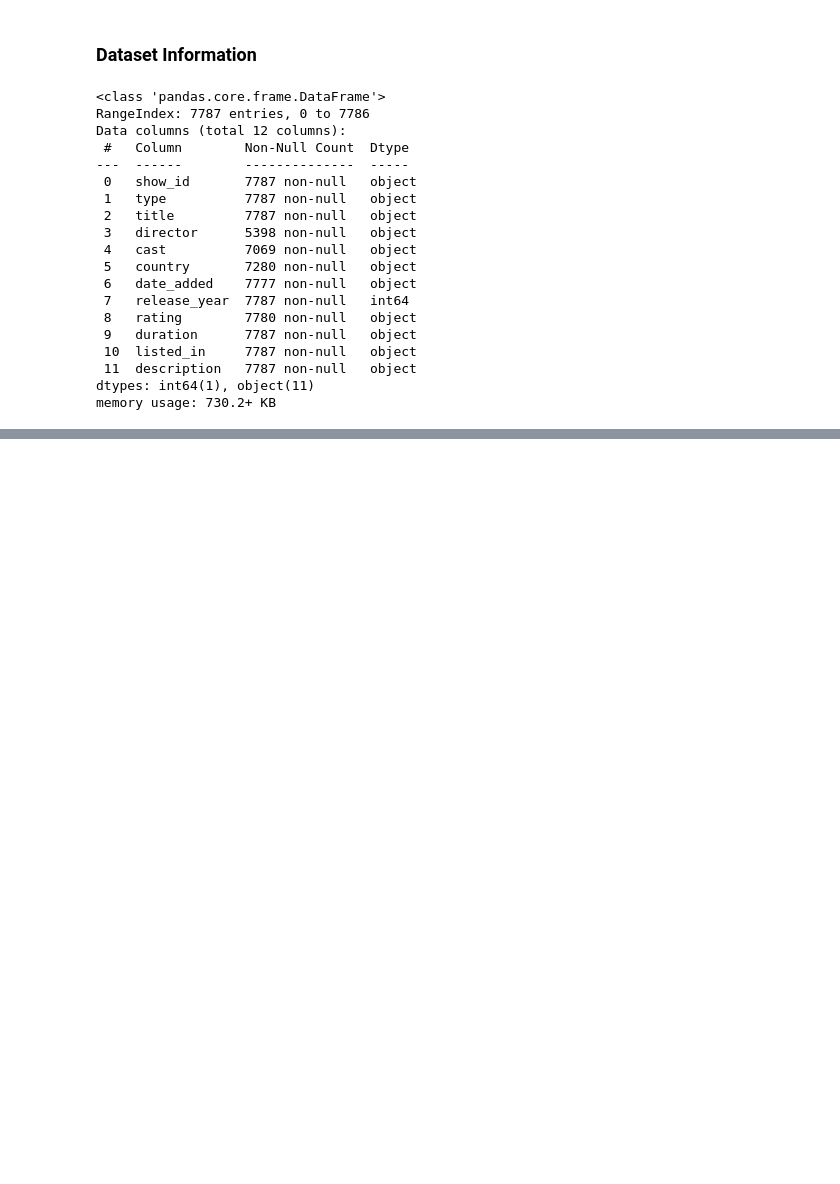
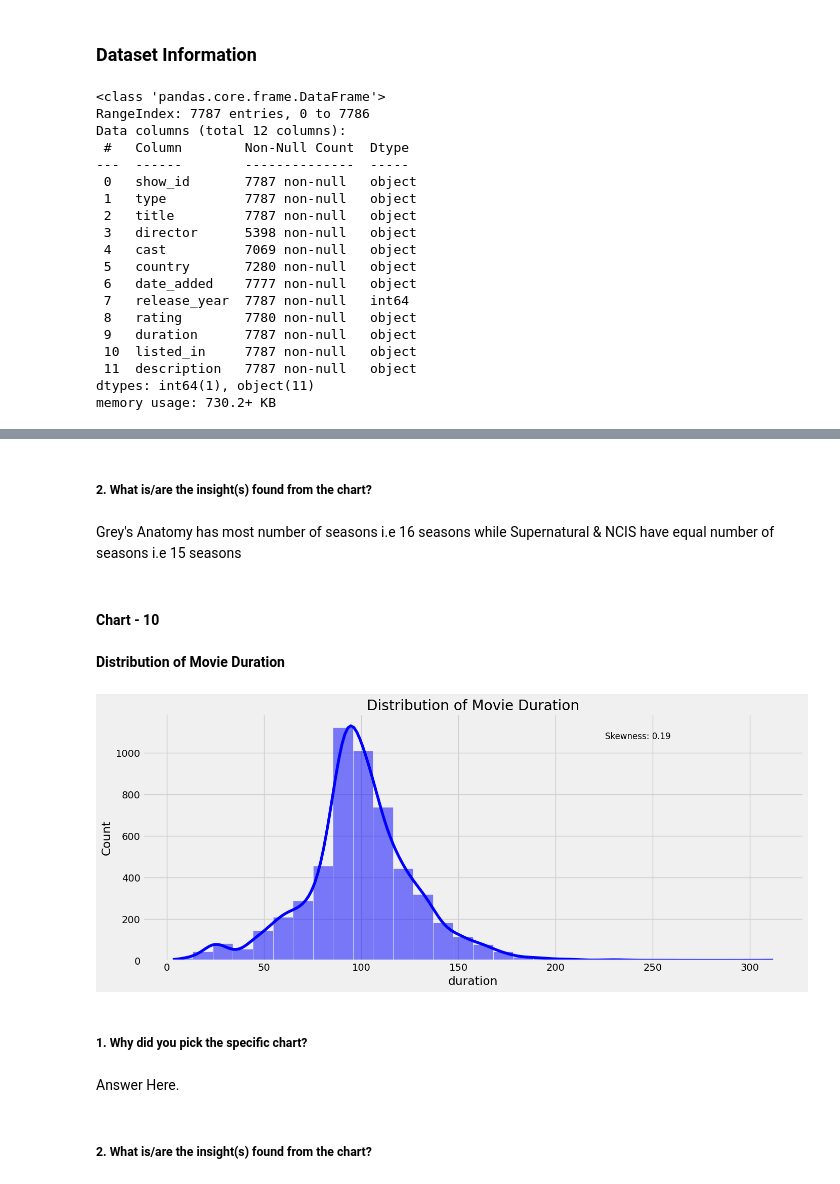
Before and after one commit to makdatascience/Netflix-Movies-TV-Shows-Clustering, a Jupyter notebook: Netflix_Movies_and_TV_Shows_Clustering.ipynb, the cells around one changed output, grey strips where cells are left out. Drawn from its saved outputs; the diff is of its cells as text; code cells hidden in the pictures; blank space fills up the shorter version.

```diff
--- a/Netflix_Movies_and_TV_Shows_Clustering.ipynb
+++ b/Netflix_Movies_and_TV_Shows_Clustering.ipynb
@@ -128,0 +314,6 @@ memory usage: 730.2+ KB
+# %%
+# Choosing the main country
+df['country'] = df['country'].apply(lambda x : x.split(",")[0])
+# %%
+# Choosing the main genres
+df['genres'] = df['listed_in'].apply(lambda x : x.split(",")[0])
@@ -128,0 +367,19 @@ memory usage: 730.2+ KB
+# %%
+# On the basis of description of rating ,assinging rating according to age_groups
+ratings_ages = {
+    'TV-PG': 'Older Kids',
+    'TV-MA': 'Adults',
+    'TV-Y7-FV': 'Older Kids',
+    'TV-Y7': 'Older Kids',
+    'TV-14': 'Teens',
+    'R': 'Adults',
+    'TV-Y': 'Kids',
+    'NR': 'Adults',
+    'PG-13': 'Teens',
+    'TV-G': 'Kids',
+    'PG': 'Older Kids',
+    'G': 'Kids',
+    'UR': 'Adults',
+    'NC-17': 'Adults'}
+
+df['target_ages'] = df['rating'].replace(ratings_ages)
@@ -128,0 +391,4 @@ memory usage: 730.2+ KB
+# %%
+# Separating dataframe on the basis of type of show
+movies_df = df[df['type'] == 'Movie']
+tv_df = df[df['type'] == 'TV Show']
@@ -128,0 +826,27 @@ memory usage: 730.2+ KB
+# %% [markdown]
+##### 2. What is/are the insight(s) found from the chart?
+# %% [markdown]
+Grey's Anatomy has most number of seasons i.e 16 seasons while Supernatural & NCIS have equal number of seasons i.e 15 seasons
+# %% [markdown]
+#### Chart - 10
+# %% [markdown]
+**Distribution of Movie Duration**
+# %%
+# Chart - 8 visualization code
+plt.figure(figsize = (15,6))
+sns.histplot(data = movies_df,x = 'duration',kde = True,color = 'blue',bins = 30)
+
+# add the skewness value to the plot
+skewness = movies_df['duration'].skew()
+plt.text(0.7, 0.9, f'Skewness: {skewness:.2f}', transform=plt.gca().transAxes, fontsize=12)
+
+plt.title('Distribution of Movie Duration')
+plt.show()
+# %% [output]
+[figure, added]
+# %% [markdown]
+##### 1. Why did you pick the specific chart?
+# %% [markdown]
+Answer Here.
+# %% [markdown]
+##### 2. What is/are the insight(s) found from the chart?
```
Also changed, not shown: parts of 336 cells of this notebook.
